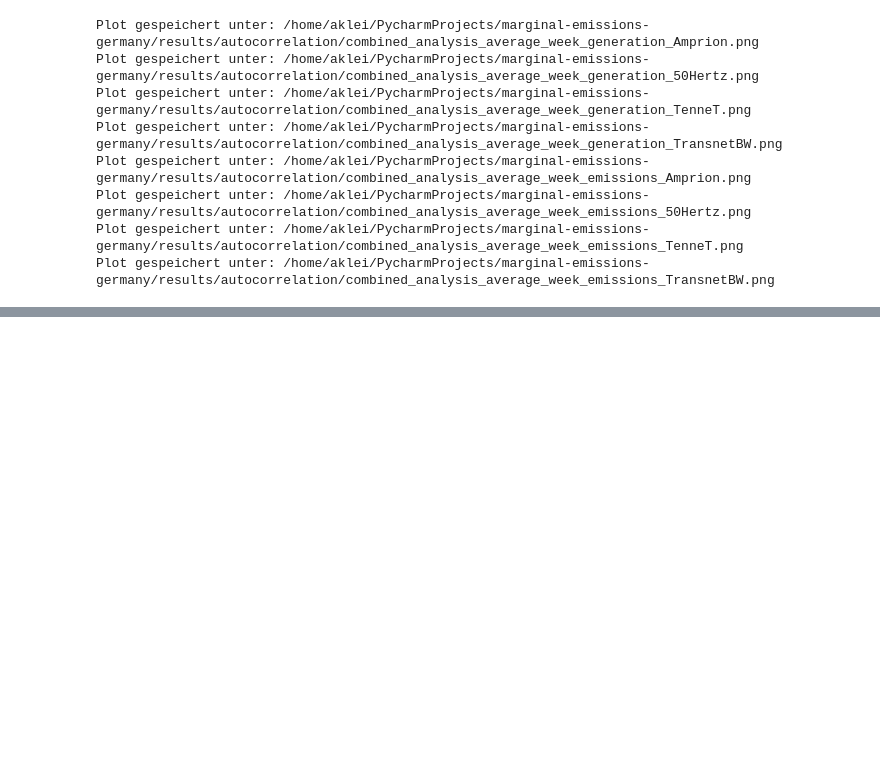
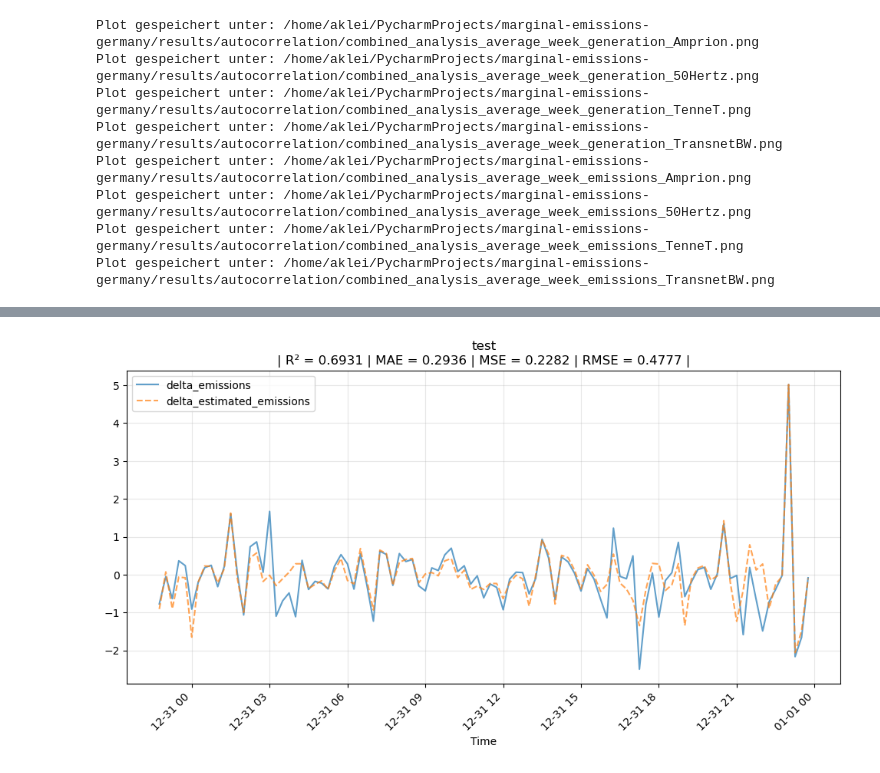
Before and after one commit to AK960/marginal-emissions-germany, a Jupyter notebook: notebooks/test_autocorrelation.ipynb, the cells around one changed output, grey strips where cells are left out. Saved outputs shown, nothing was run; the diff lists cells and outputs as text; code cells hidden in the pictures; blank space fills up the shorter version.

```diff
--- a/notebooks/test_autocorrelation.ipynb
+++ b/notebooks/test_autocorrelation.ipynb
@@ -545,0 +542,16 @@ print(result.summary())
+# %%
+scaler = StandardScaler()
+data = datasets_processed['Amprion 2024']
+data = data.asfreq('15min')
+local_times = data.index.tz_convert('Europe/Berlin').time
+
+# Phasen generieren
+data['tvtp_const'] = 1.0
+data['tvtp_phase2'] = ((local_times >= pd.to_datetime('06:00:00').time()) &
+                       (local_times < pd.to_datetime('10:00:00').time())).astype(float)
+data['tvtp_phase3'] = ((local_times >= pd.to_datetime('10:00:00').time()) &
+                       (local_times < pd.to_datetime('16:00:00').time())).astype(float)
+data['tvtp_phase4'] = (local_times >= pd.to_datetime('16:00:00').time()).astype(float)
+data[['delta_generation', 'delta_emissions']] = scaler.fit_transform(
+                data[['delta_generation', 'delta_emissions']]
+            )
@@ -545,0 +585,6 @@ print(result.summary())
+# %%
+from marginal_emissions.core.msar import MSARAnalyzer
+
+analyzer = MSARAnalyzer(
+    data=data[:772]
+)
@@ -545,0 +606,2 @@ print(result.summary())
+# %%
+results = analyzer.fit_compute()
@@ -545,0 +628,9 @@ print(result.summary())
+# %%
+from marginal_emissions.utils.help import *
+import matplotlib.pyplot as plt
+from scipy.stats import probplot, alpha
+import numpy as np
+
+plot_over_time(data=analyzer.final_df, tso='test', col1='delta_estimated_emissions', col2='delta_emissions', y_label=None, plot=True)
+# %% [output]
+[figure, added]
```
Also changed, not shown: parts of 10 cells of this notebook, 6 other files.
